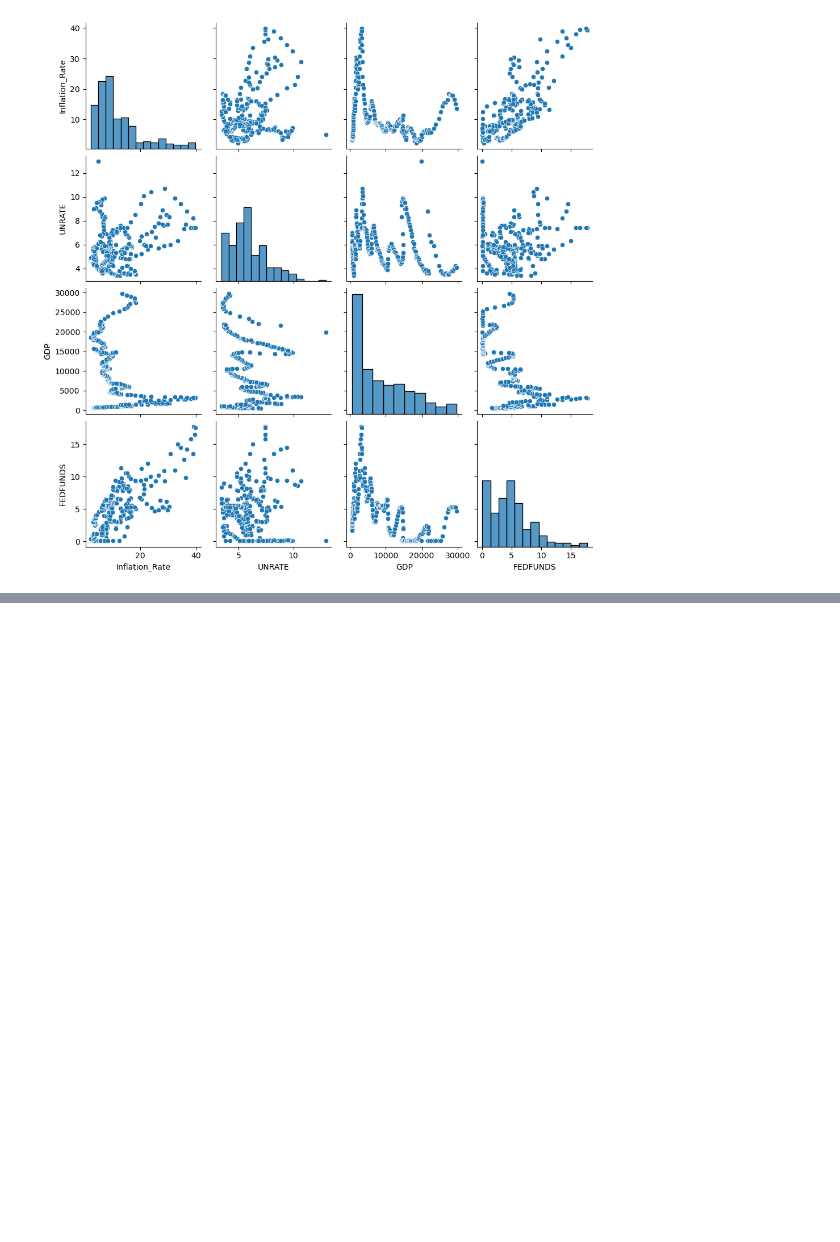
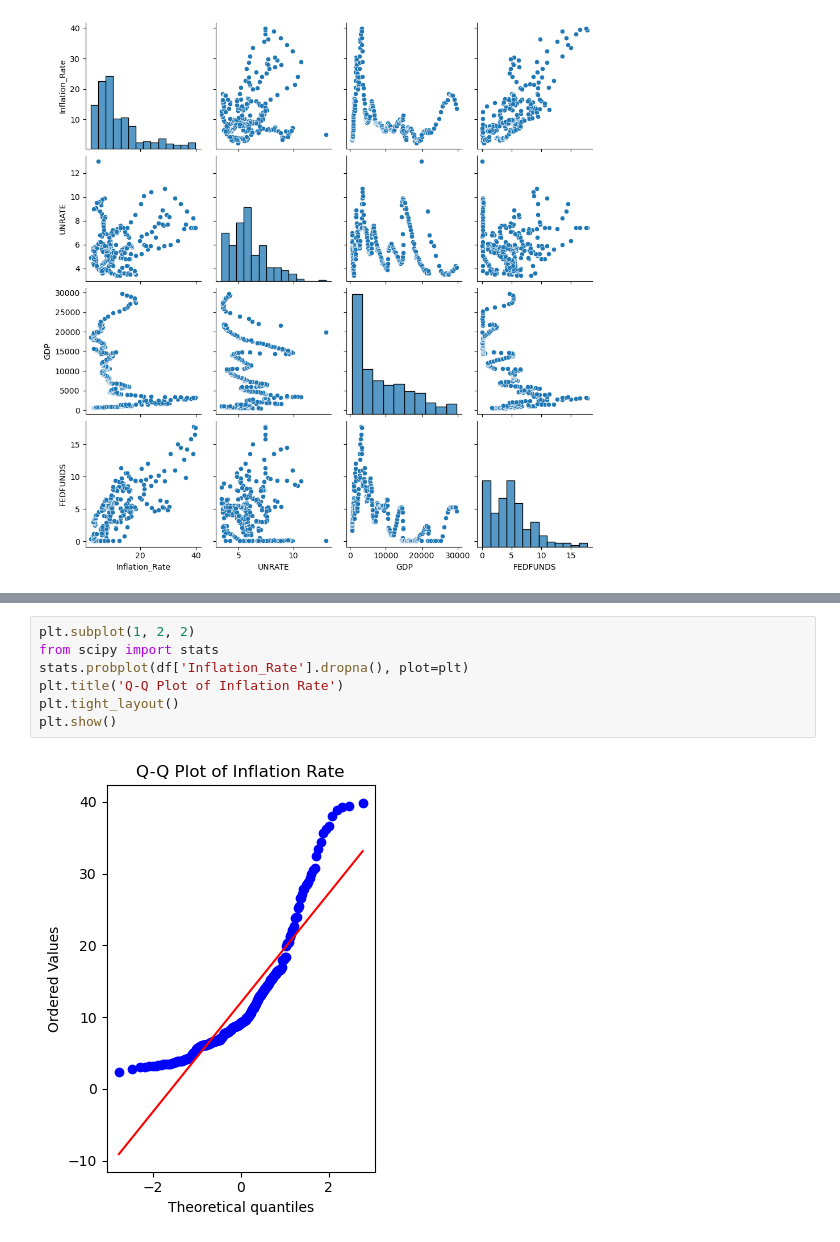
Before and after one commit to kushal238/Stat430P1, a Jupyter notebook: inflation-tsa.ipynb, the cells around one changed output, grey strips where cells are left out. Drawn from its saved outputs; the diff is of its cells as text; blank space fills up the shorter version.

```diff
--- a/inflation-tsa.ipynb
+++ b/inflation-tsa.ipynb
@@ -85,0 +200,9 @@ plt.show()
+# %%
+plt.subplot(1, 2, 2)
+from scipy import stats
+stats.probplot(df['Inflation_Rate'].dropna(), plot=plt)
+plt.title('Q-Q Plot of Inflation Rate')
+plt.tight_layout()
+plt.show()
+# %% [output]
+[figure, added]
```
Also changed, not shown: parts of 25 cells of this notebook.
